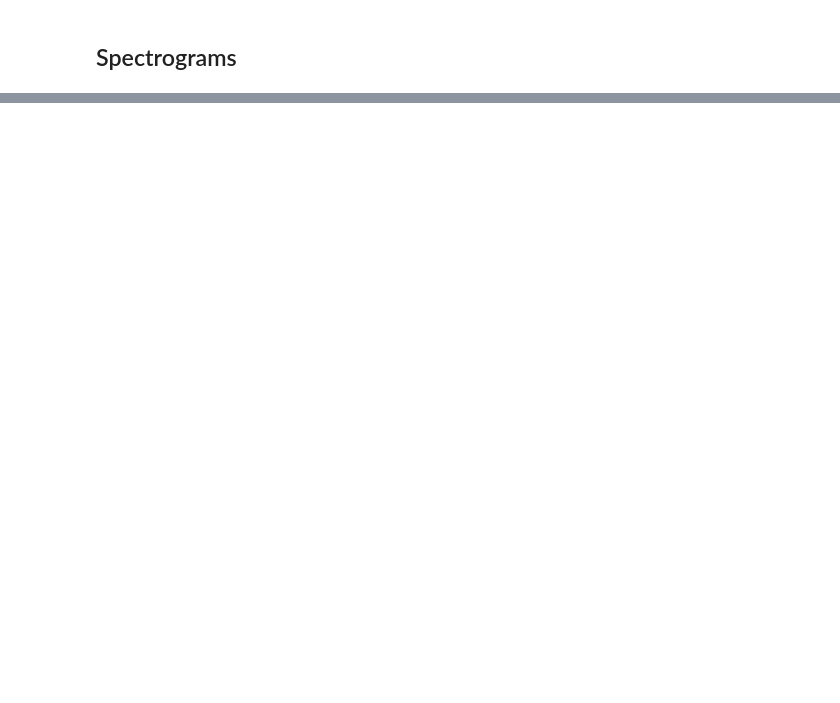
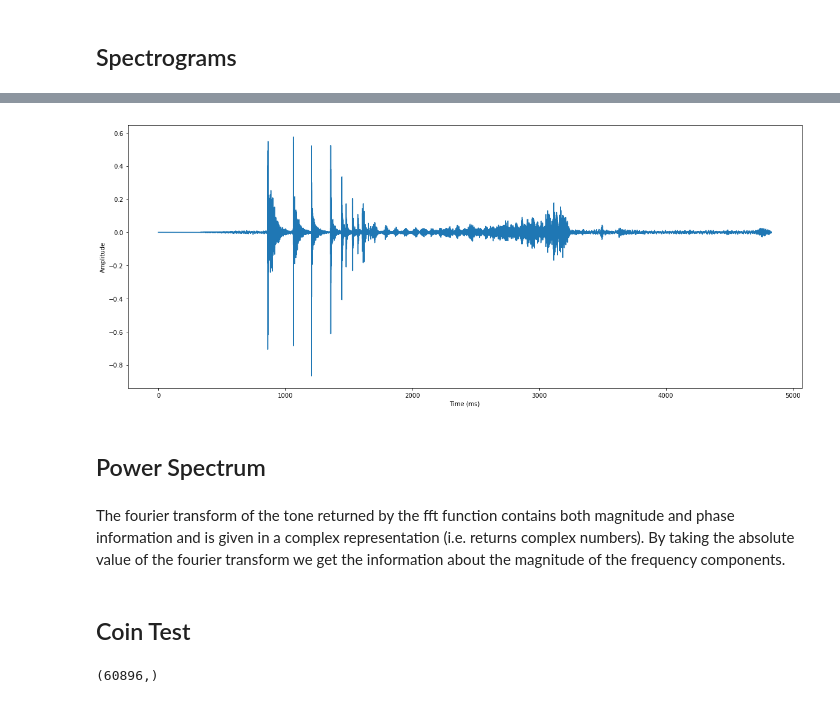
Before and after one commit to jcream31/sound_analysis, a Jupyter notebook: visualization.ipynb, the cells around one changed output, grey strips where cells are left out. Drawn from its saved outputs; the diff is of its cells as text; code cells hidden in the pictures; blank space fills up the shorter version.

```diff
--- a/visualization.ipynb
+++ b/visualization.ipynb
@@ -136,0 +61,15 @@ spectro("ambient_1s.mp3")
+# %%
+# create array for time and scale to milliseconds
+time_array = np.arange(0, y.shape[0], 1)
+time = time_array/float(sr) * 1000
+# %%
+fig, ax = plt.subplots(figsize=(20, 8))
+ax.plot(time, y);
+ax.set_ylabel('Amplitude');
+ax.set_xlabel('Time (ms)');
+# %% [output]
+[figure, added]
+# %% [markdown]
+## Power Spectrum
+# %% [markdown]
+The fourier transform of the tone returned by the fft function contains both magnitude and phase information and is given in a complex representation (i.e. returns complex numbers). By taking the absolute value of the fourier transform we get the information about the magnitude of the frequency components.
@@ -136,0 +100,6 @@ spectro("ambient_1s.mp3")
+# %% [markdown]
+## Coin Test
+# %%
+coin_data['Q4'][0].shape
+# %% [output]
+(60896,)
```
Also changed, not shown: parts of 33 cells of this notebook, 16 other files.
